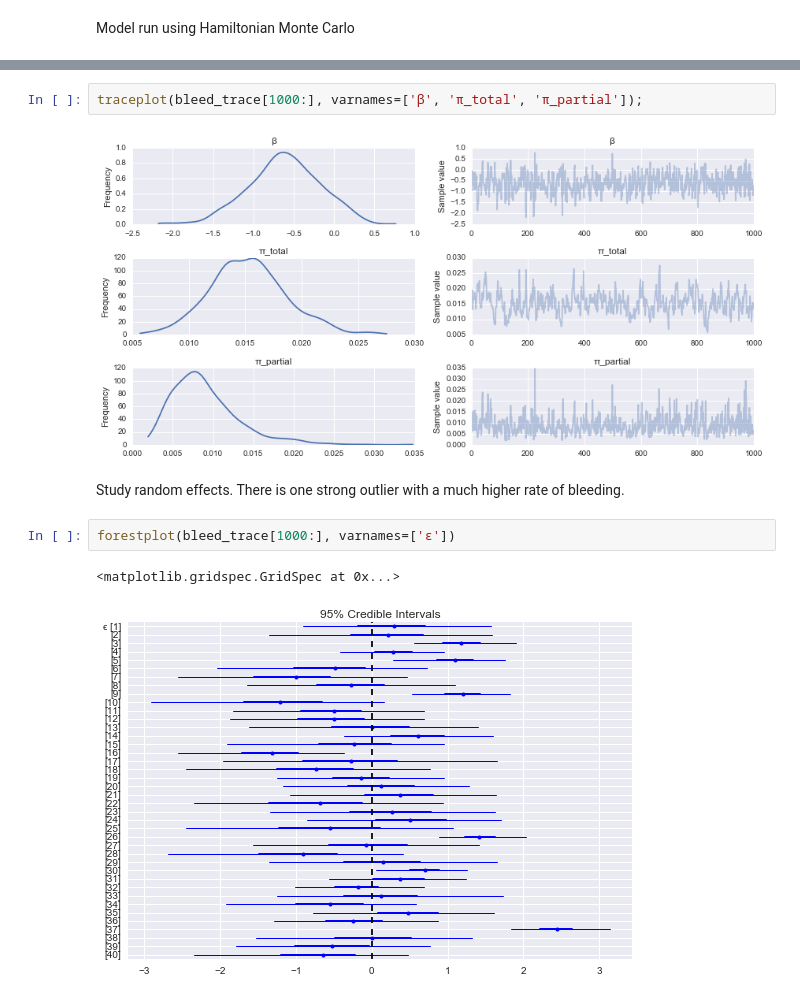
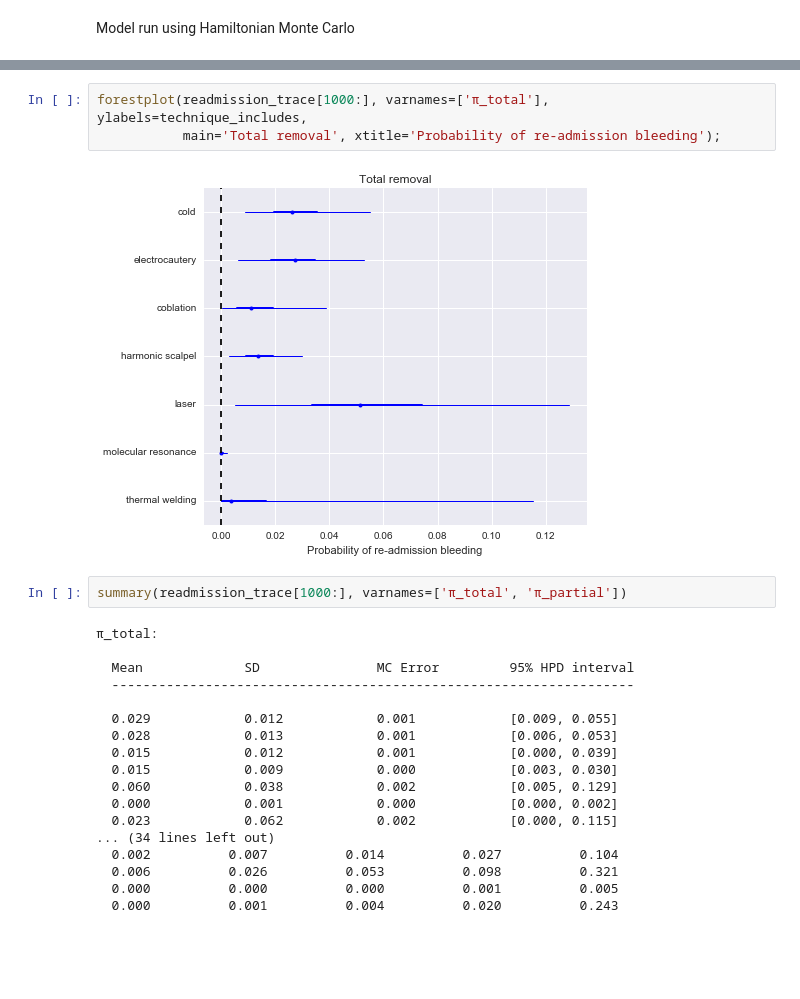
Before and after one commit to VanderbiltPopHealthSci/tonsillectomy_MA, a Jupyter notebook: Bleeding MA.ipynb, the cells around one changed output, grey strips where cells are left out. Cells and saved outputs as stored; diff of their text form; blank space fills up the shorter version.

```diff
--- a/Bleeding MA.ipynb
+++ b/Bleeding MA.ipynb
@@ -206,11 +307,25 @@ Posterior traces and histograms of key parameters:
+# %%
+forestplot(readmission_trace[1000:], varnames=['π_total'], ylabels=technique_includes,
+           main='Total removal', xtitle='Probability of re-admission bleeding');
+# %% [output]
+[figure, added]
 # %%
-traceplot(bleed_trace[1000:], varnames=['β', 'π_total', 'π_partial']);
+summary(readmission_trace[1000:], varnames=['π_total', 'π_partial'])
 # %% [output]
-[figure, removed]
+π_total:
+
+  Mean             SD               MC Error         95% HPD interval
+  -------------------------------------------------------------------
+
+  0.029            0.012            0.001            [0.009, 0.055]
+  0.028            0.013            0.001            [0.006, 0.053]
+  0.015            0.012            0.001            [0.000, 0.039]
+  0.015            0.009            0.000            [0.003, 0.030]
+  0.060            0.038            0.002            [0.005, 0.129]
+  0.000            0.001            0.000            [0.000, 0.002]
+  0.023            0.062            0.002            [0.000, 0.115]
+... (34 lines left out)
+  0.002          0.007          0.014          0.027          0.104
+  0.006          0.026          0.053          0.098          0.321
+  0.000          0.000          0.000          0.001          0.005
+  0.000          0.001          0.004          0.020          0.243
-# %% [markdown]
-Study random effects. There is one strong outlier with a much higher rate of bleeding.
-# %%
-forestplot(bleed_trace[1000:], varnames=['ϵ'])
-# %% [output]
-<matplotlib.gridspec.GridSpec at 0x...>
-[figure, removed]
```
Also changed, not shown: parts of 47 cells of this notebook.
